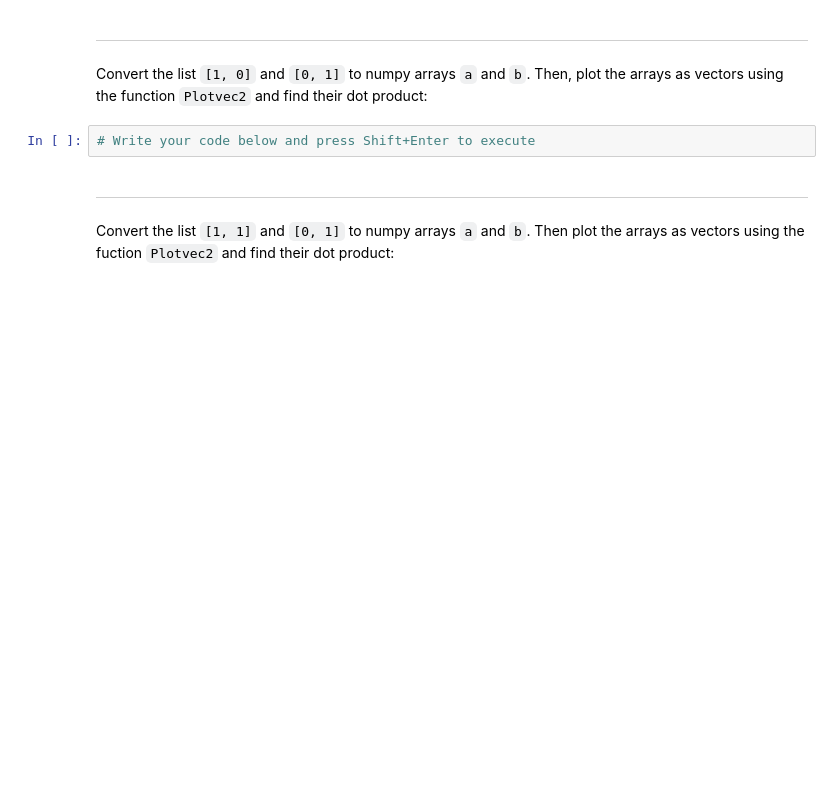
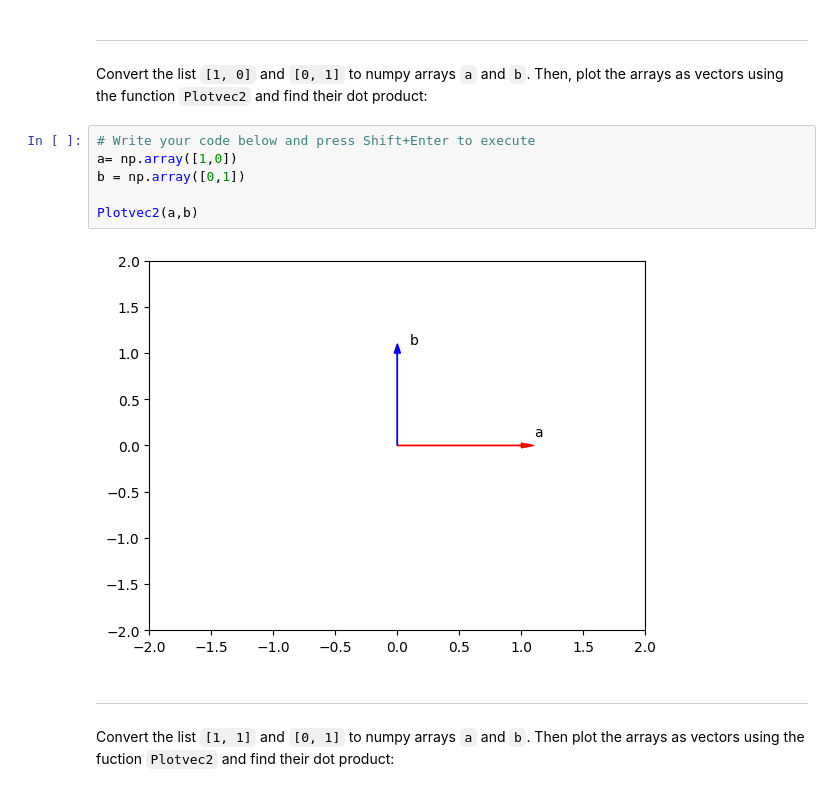
Before and after one commit to ahmadktk1/universitycode, a Jupyter notebook: MLlab/lab_activit2/3_a_Numpy.ipynb, the cells around one changed output. Saved outputs shown, nothing was run; the diff lists cells and outputs as text; blank space fills up the shorter version.

```diff
--- a/MLlab/lab_activit2/3_a_Numpy.ipynb
+++ b/MLlab/lab_activit2/3_a_Numpy.ipynb
@@ -626,6 +802,12 @@ Convert the list <code>\[-1, 1]</code> and <code>\[1, 1]</code> to numpy arrays
 Convert the list <code>\[1, 0]</code> and <code>\[0, 1]</code> to numpy arrays <code>a</code> and <code>b</code>. Then, plot the arrays as vectors using the function <code>Plotvec2</code> and find their dot product:
 # %%
 # Write your code below and press Shift+Enter to execute
+a= np.array([1,0])
+b = np.array([0,1])
+
+Plotvec2(a,b)
+# %% [output]
+[figure, added]
 # %% [markdown]
 <hr>
 # %% [markdown]
```
Also changed, not shown: parts of 65 cells of this notebook, 1 other file.
